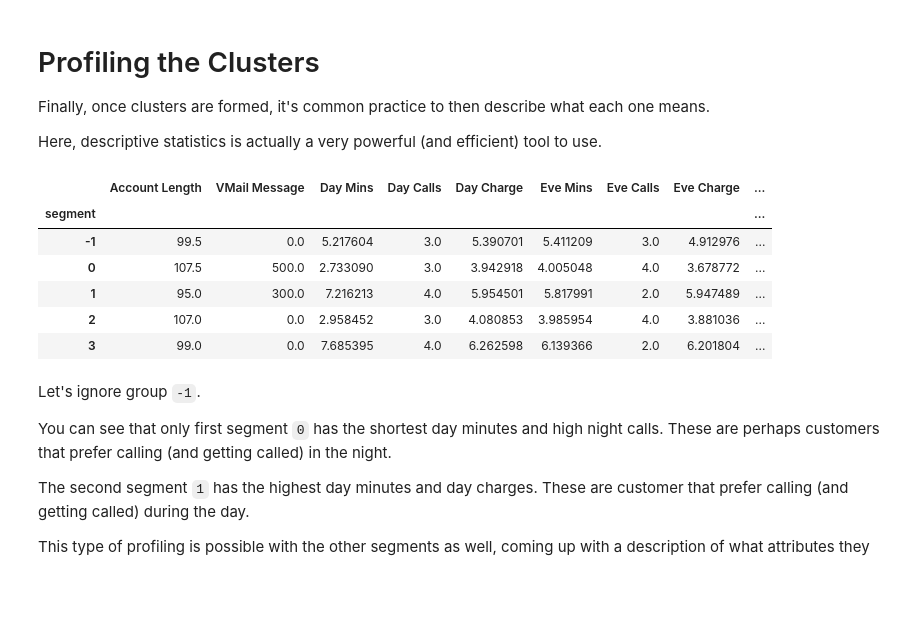
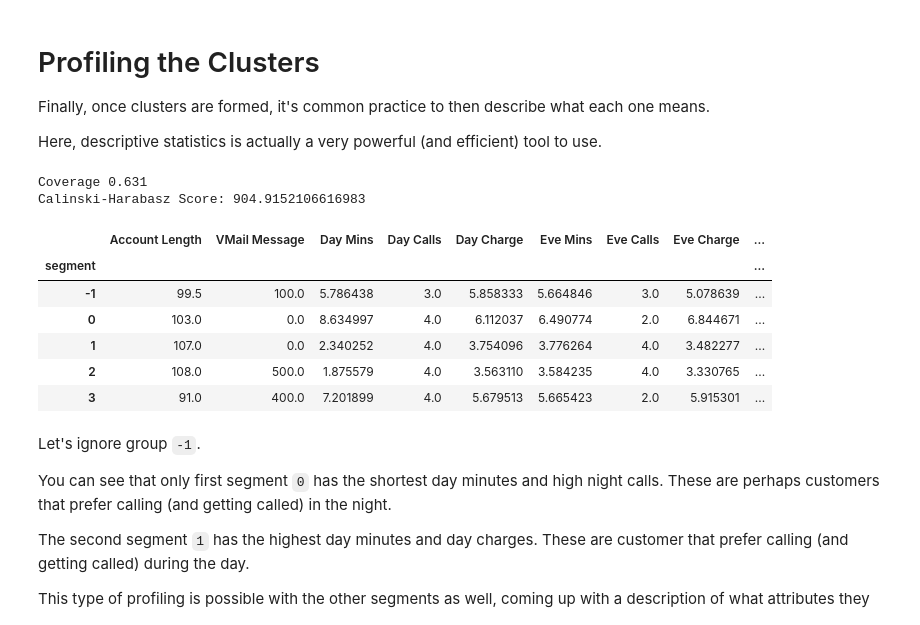
Before and after one commit to OREYH/DenseClus, a Jupyter notebook: notebooks/01_DenseClusExampleNB copy.ipynb, the cells around one changed output. Drawn from its saved outputs; the diff is of its cells as text; code cells hidden in the pictures; blank space fills up the shorter version.

```diff
--- a/notebooks/01_DenseClusExampleNB copy.ipynb
+++ b/notebooks/01_DenseClusExampleNB copy.ipynb
@@ -73,7 +73,8 @@ With DenseClus this is not an issue because we use create UMAP embeddings for bo
 
 All of this is done under the hood and just requires a `fit` call like below.
 # %%
-hdbscan_params = {"cluster_selection_method": "leaf"}
+hdbscan_params = {"cluster_selection_method": "leaf",
+                  "min_cluster_size": 100}
 
 clf = DenseClus(
     random_state=SEED,
@@ -170,19 +178,21 @@ Finally, once clusters are formed, it's common practice to then describe what ea
 
 Here, descriptive statistics is actually a very powerful (and efficient) tool to use.
 # %%
-df["segment"] = clf.score()
+df["segment"] = clf.evaluate()
 
 numerics = df.select_dtypes(include=[int, float]).drop(labels=["segment"], axis=1).columns.tolist()
 
 df[numerics + ["segment"]].groupby(["segment"]).median()
 # %% [output]
+Coverage 0.631
+Calinski-Harabasz Score: 904.9152106616983
 |  | Account Length | VMail Message | Day Mins | Day Calls | Day Charge | Eve Mins | Eve Calls | Eve Charge | ... |
 | segment |  |  |  |  |  |  |  |  | ... |
-| -1 | 99.5 | 0.0 | 5.217604 | 3.0 | 5.390701 | 5.411209 | 3.0 | 4.912976 | ... |
-| 0 | 107.5 | 500.0 | 2.733090 | 3.0 | 3.942918 | 4.005048 | 4.0 | 3.678772 | ... |
-| 1 | 95.0 | 300.0 | 7.216213 | 4.0 | 5.954501 | 5.817991 | 2.0 | 5.947489 | ... |
-| 2 | 107.0 | 0.0 | 2.958452 | 3.0 | 4.080853 | 3.985954 | 4.0 | 3.881036 | ... |
-| 3 | 99.0 | 0.0 | 7.685395 | 4.0 | 6.262598 | 6.139366 | 2.0 | 6.201804 | ... |
+| -1 | 99.5 | 100.0 | 5.786438 | 3.0 | 5.858333 | 5.664846 | 3.0 | 5.078639 | ... |
+| 0 | 103.0 | 0.0 | 8.634997 | 4.0 | 6.112037 | 6.490774 | 2.0 | 6.844671 | ... |
+| 1 | 107.0 | 0.0 | 2.340252 | 4.0 | 3.754096 | 3.776264 | 4.0 | 3.482277 | ... |
+| 2 | 108.0 | 500.0 | 1.875579 | 4.0 | 3.563110 | 3.584235 | 4.0 | 3.330765 | ... |
+| 3 | 91.0 | 400.0 | 7.201899 | 4.0 | 5.679513 | 5.665423 | 2.0 | 5.915301 | ... |
 # %% [markdown]
 Let's ignore group `-1`.
 
```
Also changed, not shown: parts of 4 cells of this notebook, 3 other files.
